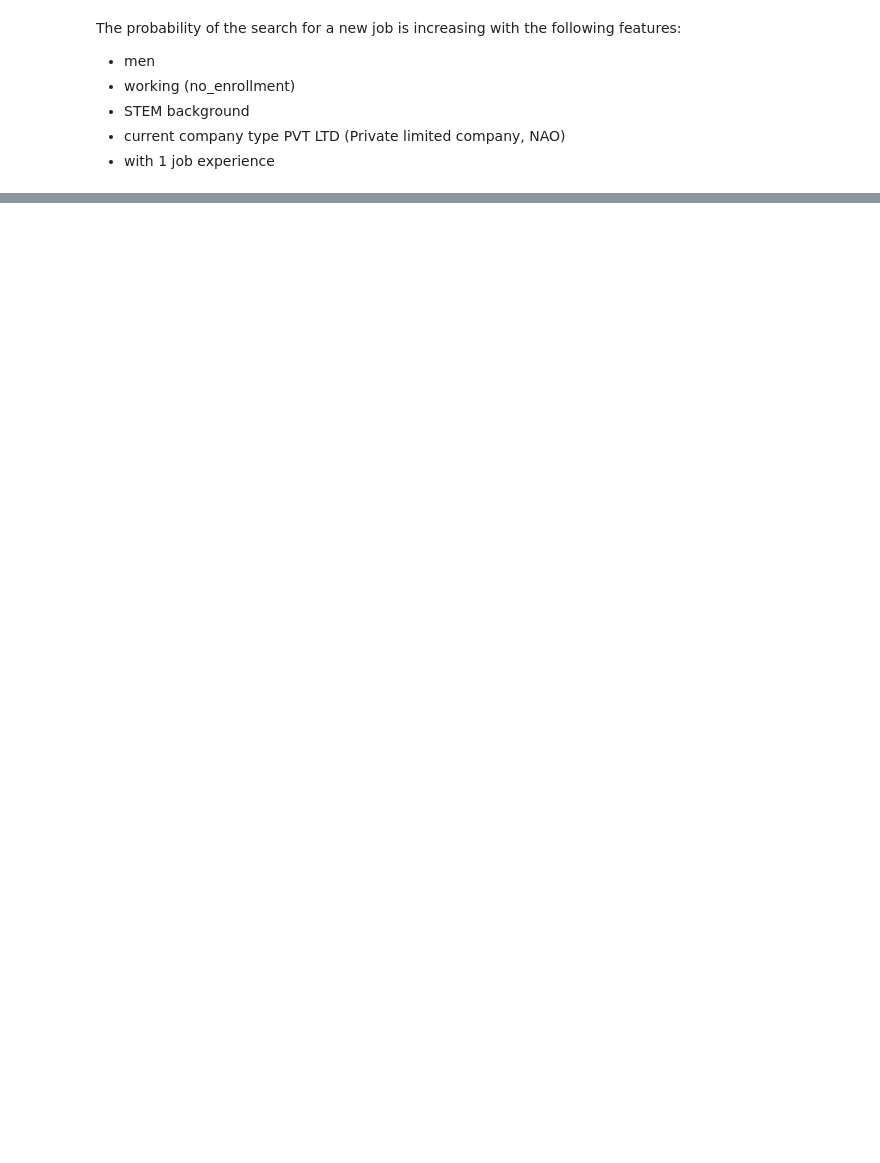
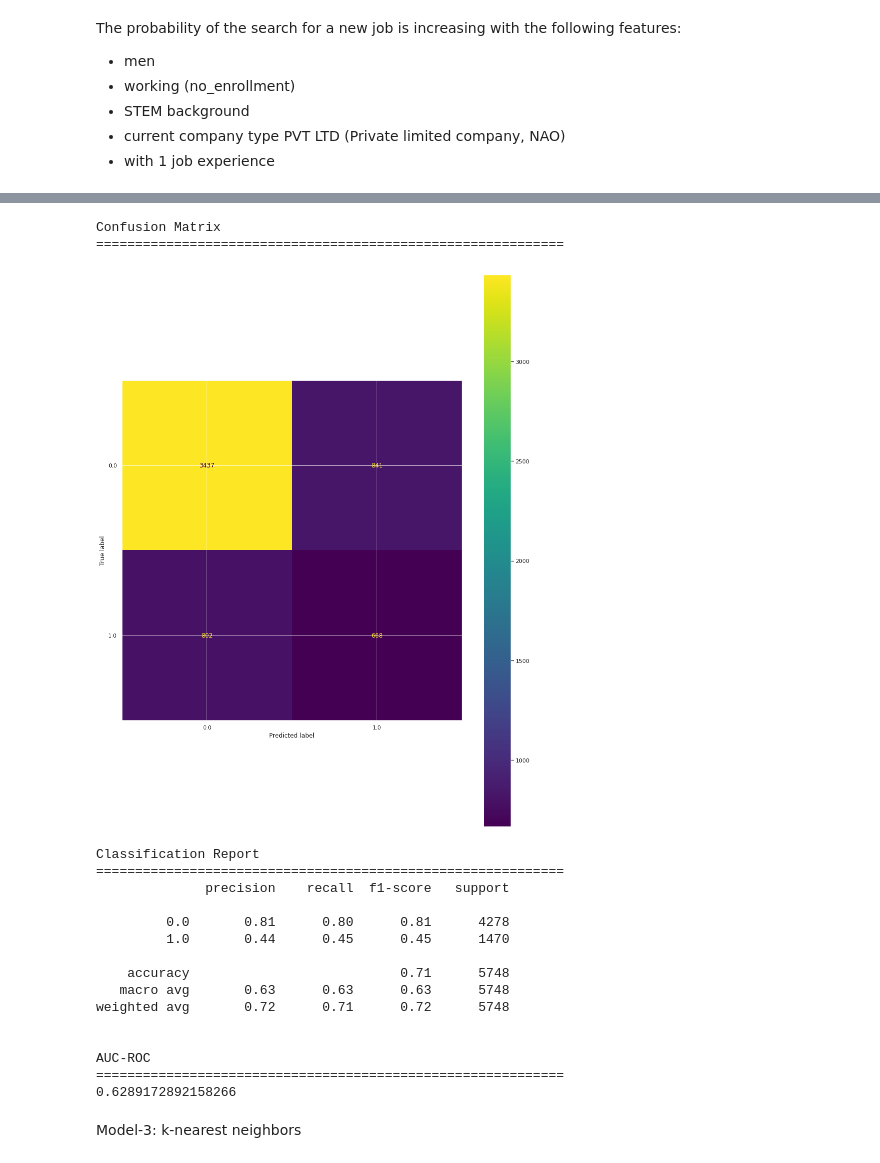
Before and after one commit to N16H7W1N6/WIAI_project_2021, a Jupyter notebook: WIAI_project.ipynb, the cells around one changed output, grey strips where cells are left out. Drawn from its saved outputs; the diff is of its cells as text; code cells hidden in the pictures; blank space fills up the shorter version.

```diff
--- a/WIAI_project.ipynb
+++ b/WIAI_project.ipynb
@@ -912,0 +497,37 @@ X_train, X_test, y_train, y_test = train_test_split(X, y, test_size=0.2, random_
+# %%
+tree_model = DecisionTreeClassifier()
+clf_DT = tree_model.fit(X_train_train, y_train_train)
+#tree_param_grid = {
+#    'max_features':max_features,
+#    'criterion':criterion,
+#    'max_depth': max_depth,
+#    'min_samples_split': min_samples_split,
+#    'min_samples_leaf': min_samples_leaf
+#}
+
+#clf_DT = RandomizedSearchCV(tree_model, tree_param_grid, cv=cv, scoring='roc_auc', n_jobs=-1, verbose=2)
+#clf_DT.fit(X_train, Y_train)
+#clf_DT.best_estimator_
+# %%
+test_eval(clf_DT, X_train_test, y_train_test, "Decision Tree", "actual")
+# %% [output]
+Confusion Matrix
+============================================================
+[figure, added]
+Classification Report
+============================================================
+              precision    recall  f1-score   support
+
+         0.0       0.81      0.80      0.81      4278
+         1.0       0.44      0.45      0.45      1470
+
+    accuracy                           0.71      5748
+   macro avg       0.63      0.63      0.63      5748
+weighted avg       0.72      0.71      0.72      5748
+
+
+AUC-ROC
+============================================================
+0.6289172892158266
+# %% [markdown]
+Model-3: k-nearest neighbors
```
Also changed, not shown: parts of 84 cells of this notebook.
